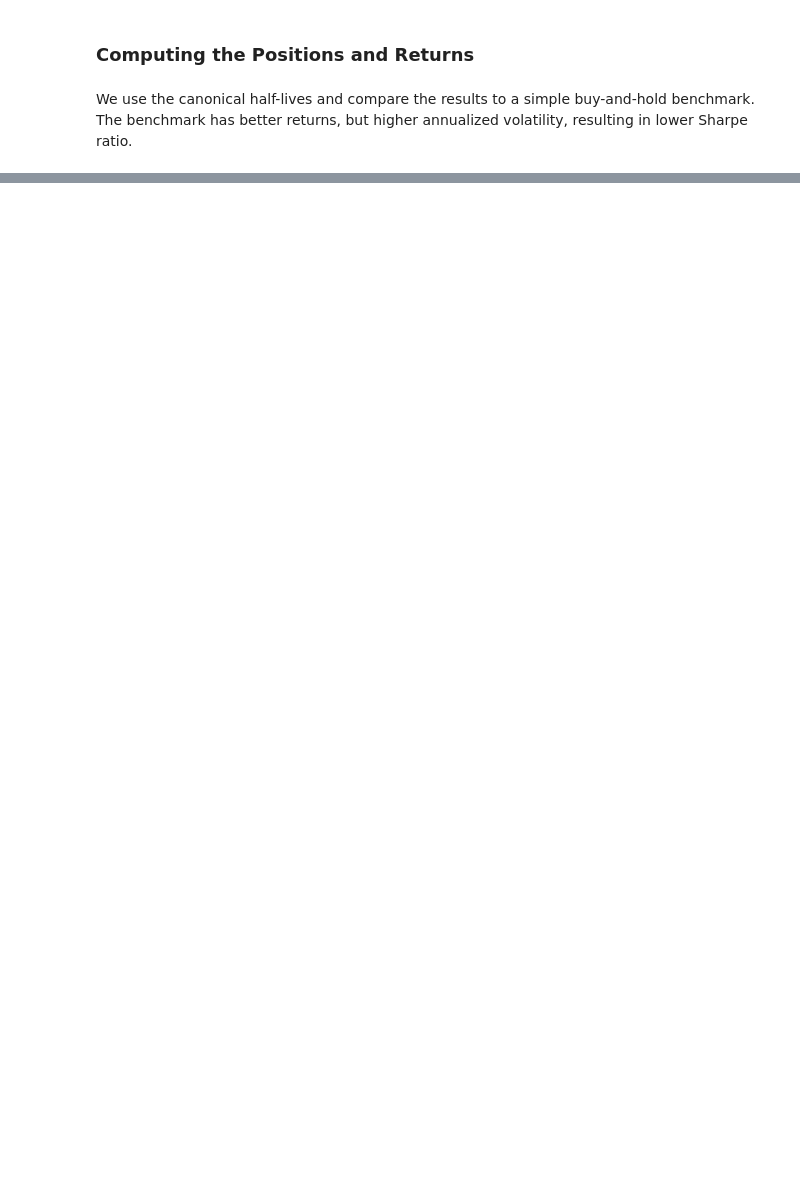
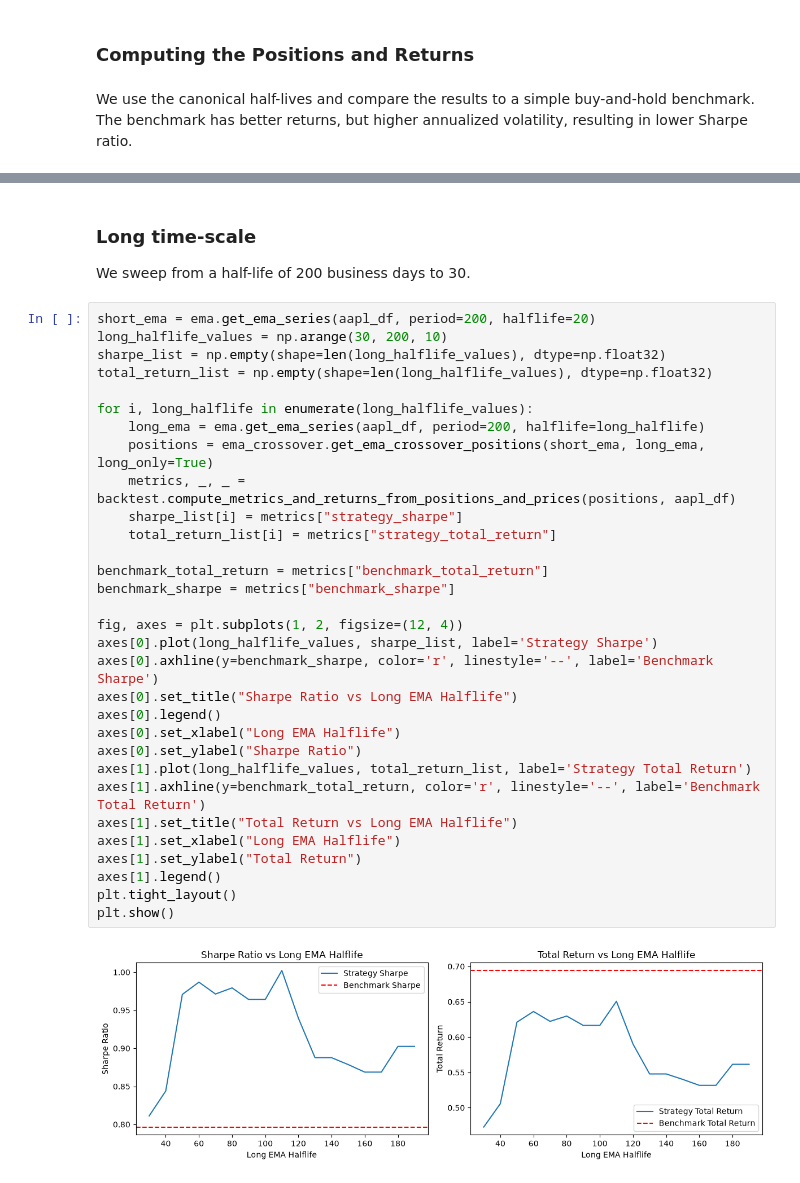
Before and after one commit to charlien74/systematic-trading-research, a Jupyter notebook: notebooks/01_exponential_moving_averages.ipynb, the cells around one changed output, grey strips where cells are left out. Drawn from its saved outputs; the diff is of its cells as text; blank space fills up the shorter version.

Commit message:
Add parameter sweeps

```diff
--- a/notebooks/01_exponential_moving_averages.ipynb
+++ b/notebooks/01_exponential_moving_averages.ipynb
@@ -62,0 +98,37 @@ TypeError: plot_cumulative_returns() got an unexpected keyword argument 'title'
+# %% [markdown]
+### Long time-scale
+
+We sweep from a half-life of 200 business days to 30.
+# %%
+short_ema = ema.get_ema_series(aapl_df, period=200, halflife=20)
+long_halflife_values = np.arange(30, 200, 10)
+sharpe_list = np.empty(shape=len(long_halflife_values), dtype=np.float32)
+total_return_list = np.empty(shape=len(long_halflife_values), dtype=np.float32)
+
+for i, long_halflife in enumerate(long_halflife_values):
+    long_ema = ema.get_ema_series(aapl_df, period=200, halflife=long_halflife)
+    positions = ema_crossover.get_ema_crossover_positions(short_ema, long_ema, long_only=True)
+    metrics, _, _ = backtest.compute_metrics_and_returns_from_positions_and_prices(positions, aapl_df)
+    sharpe_list[i] = metrics["strategy_sharpe"]
+    total_return_list[i] = metrics["strategy_total_return"]
+
+benchmark_total_return = metrics["benchmark_total_return"]
+benchmark_sharpe = metrics["benchmark_sharpe"]
+
+fig, axes = plt.subplots(1, 2, figsize=(12, 4))
+axes[0].plot(long_halflife_values, sharpe_list, label='Strategy Sharpe')
+axes[0].axhline(y=benchmark_sharpe, color='r', linestyle='--', label='Benchmark Sharpe')
+axes[0].set_title("Sharpe Ratio vs Long EMA Halflife")
+axes[0].legend()
+axes[0].set_xlabel("Long EMA Halflife")
+axes[0].set_ylabel("Sharpe Ratio")
+axes[1].plot(long_halflife_values, total_return_list, label='Strategy Total Return')
+axes[1].axhline(y=benchmark_total_return, color='r', linestyle='--', label='Benchmark Total Return')
+axes[1].set_title("Total Return vs Long EMA Halflife")
+axes[1].set_xlabel("Long EMA Halflife")
+axes[1].set_ylabel("Total Return")
+axes[1].legend()
+plt.tight_layout()
+plt.show()
+# %% [output]
+[figure, added]
```
Also changed, not shown: parts of 14 cells of this notebook, 2 other files.
